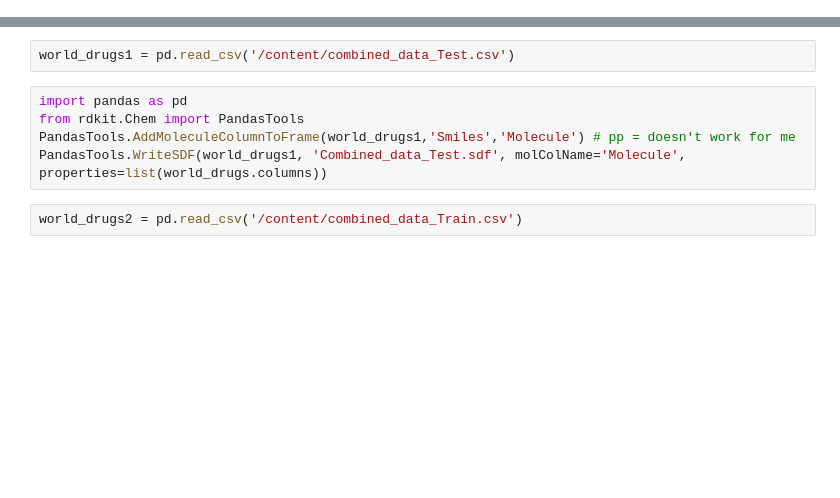
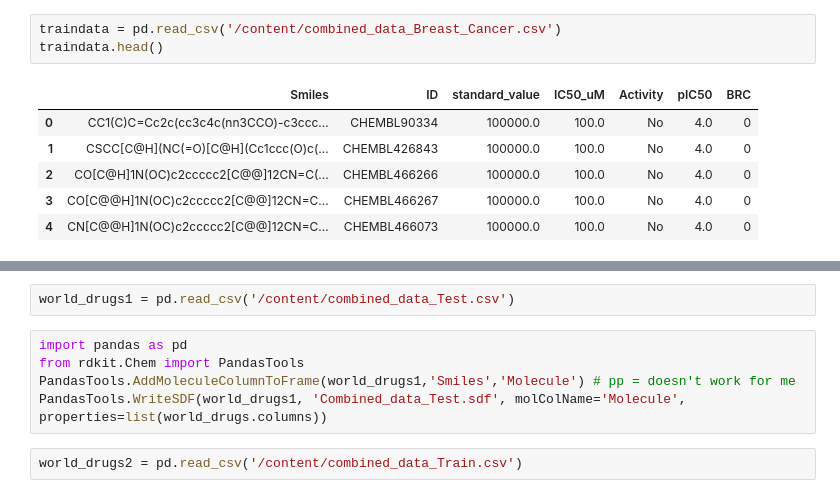
Before and after one commit to Jahan08/RDKit-application-Cheminformatics-Analysis, a Jupyter notebook: Convert_CSV_SDF.ipynb, the cells around one changed output, grey strips where cells are left out. Saved outputs shown, nothing was run; the diff lists cells and outputs as text; blank space fills up the shorter version.

```diff
--- a/Convert_CSV_SDF.ipynb
+++ b/Convert_CSV_SDF.ipynb
@@ -22,0 +27,10 @@ print(rdkit.rdBase.rdkitVersion)
+# %%
+traindata = pd.read_csv('/content/combined_data_Breast_Cancer.csv')
+traindata.head()
+# %% [output]
+|  | Smiles | ID | standard_value | IC50_uM | Activity | pIC50 | BRC |
+| 0 | CC1(C)C=Cc2c(cc3c4c(nn3CCO)-c3ccc... | CHEMBL90334 | 100000.0 | 100.0 | No | 4.0 | 0 |
+| 1 | CSCC[C@H](NC(=O)[C@H](Cc1ccc(O)c(... | CHEMBL426843 | 100000.0 | 100.0 | No | 4.0 | 0 |
+| 2 | CO[C@H]1N(OC)c2ccccc2[C@@]12CN=C(... | CHEMBL466266 | 100000.0 | 100.0 | No | 4.0 | 0 |
+| 3 | CO[C@@H]1N(OC)c2ccccc2[C@@]12CN=C... | CHEMBL466267 | 100000.0 | 100.0 | No | 4.0 | 0 |
+| 4 | CN[C@@H]1N(OC)c2ccccc2[C@@]12CN=C... | CHEMBL466073 | 100000.0 | 100.0 | No | 4.0 | 0 |
```
Also changed, not shown: parts of 11 cells of this notebook.
